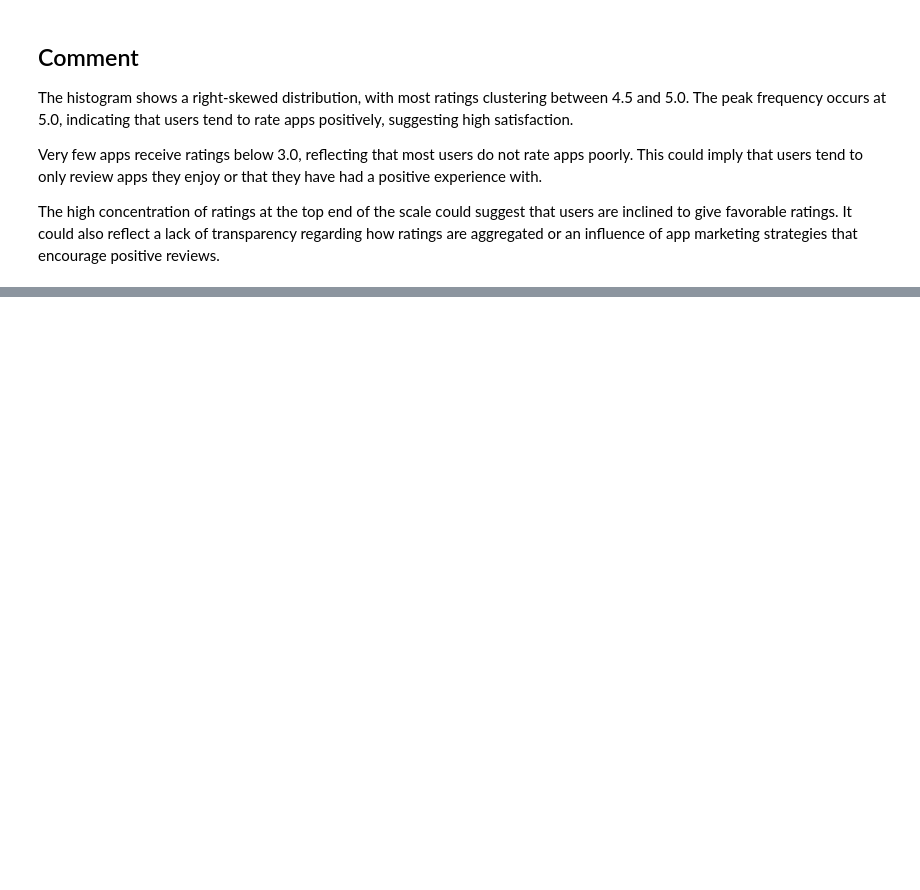
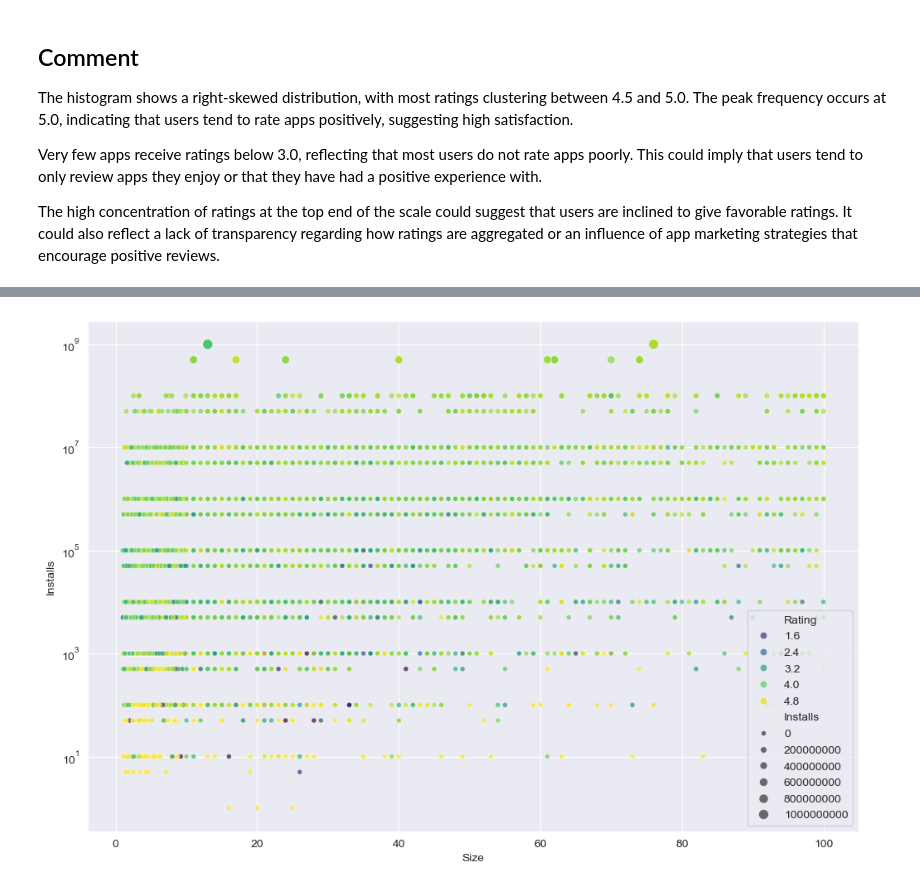
Before and after one commit to Mateoo18/Data_Science, a Jupyter notebook: Exercise_1_advanced/Assignment_1_advanced_Mateusz_Nowak.ipynb, the cells around one changed output, grey strips where cells are left out. Saved outputs shown, nothing was run; the diff lists cells and outputs as text; code cells hidden in the pictures; blank space fills up the shorter version.

```diff
--- a/Exercise_1_advanced/Assignment_1_advanced_Mateusz_Nowak.ipynb
+++ b/Exercise_1_advanced/Assignment_1_advanced_Mateusz_Nowak.ipynb
@@ -106,0 +143,6 @@ The high concentration of ratings at the top end of the scale could suggest that
+# %%
+plt.figure(figsize=(12, 8))
+sns.scatterplot(x='Size', y='Installs', data=df_apps,hue='Rating',palette='viridis',size='Installs', alpha=0.7)
+plt.yscale('log')
+# %% [output]
+[figure, added]
```
Also changed, not shown: parts of 19 cells of this notebook.
